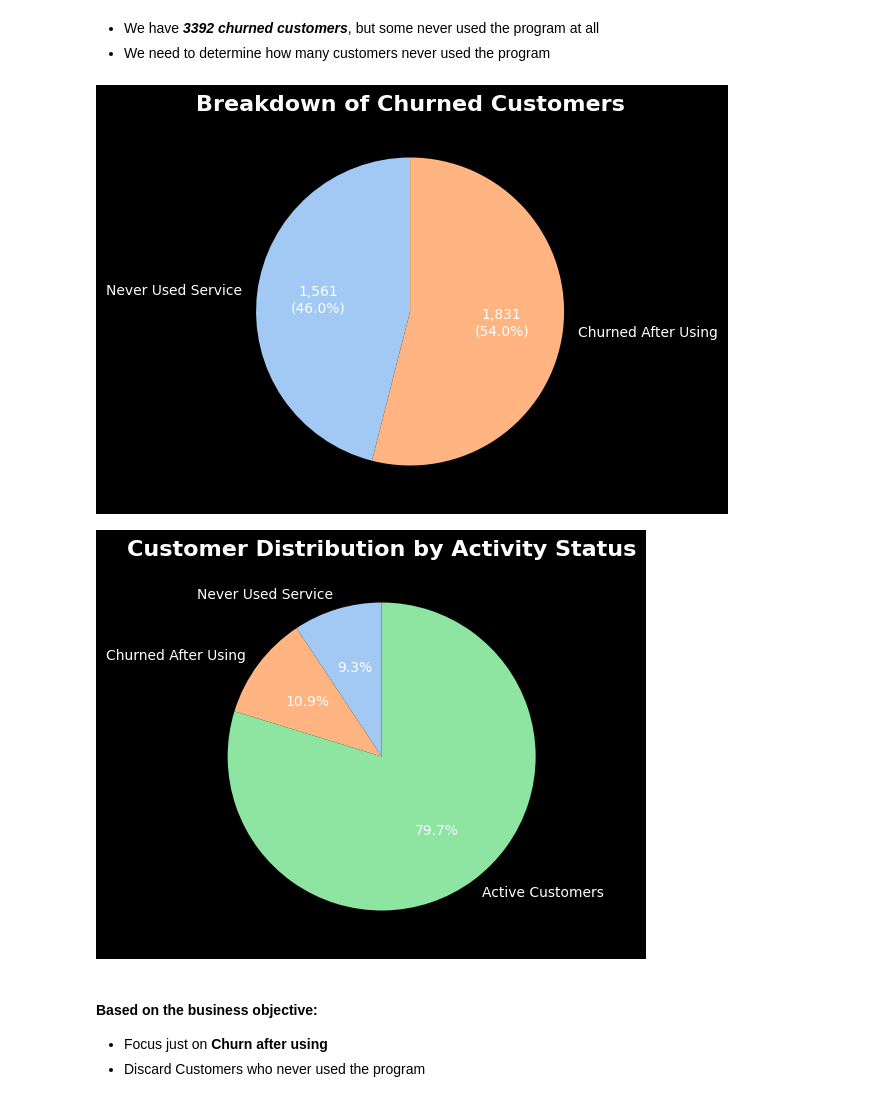
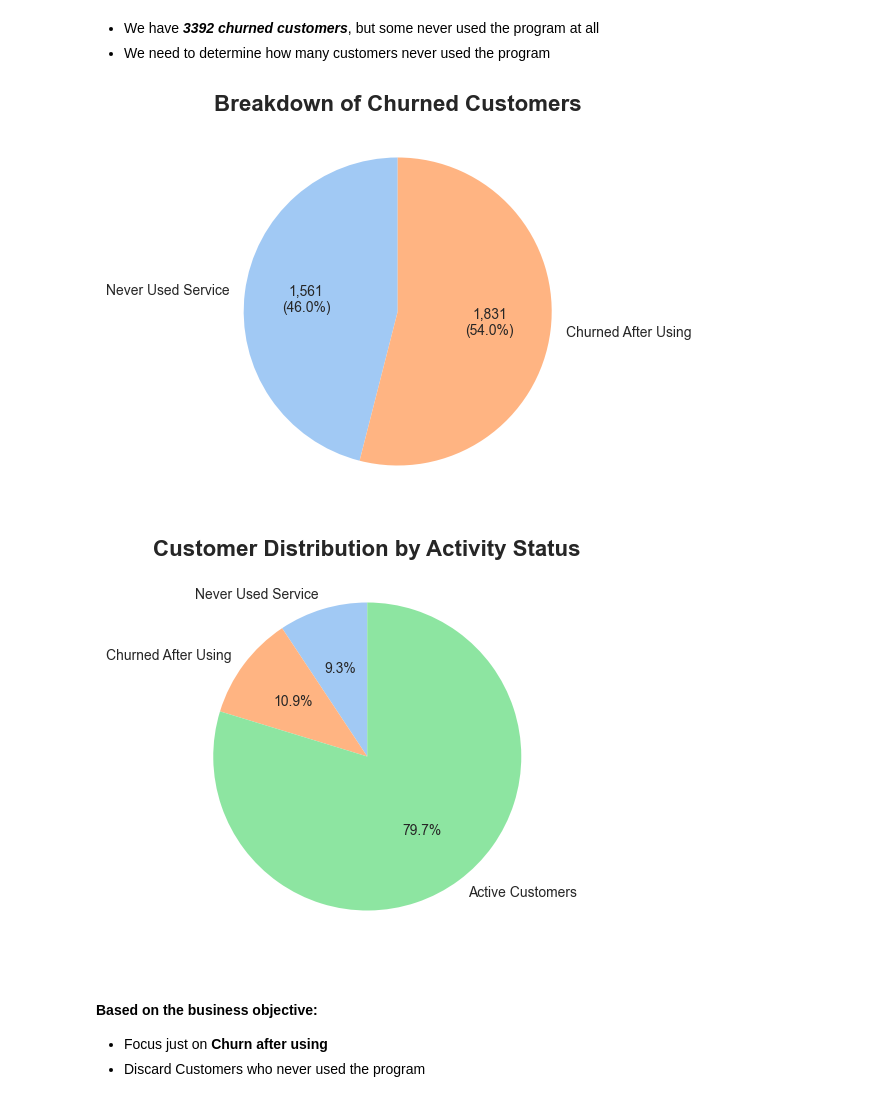
Before and after one commit to TangoDown503/customer-loyalty-analysis, a Jupyter notebook: notebooks/data_preparation.ipynb, the cells around one changed output. Drawn from its saved outputs; the diff is of its cells as text; code cells hidden in the pictures.

```diff
--- a/notebooks/data_preparation.ipynb
+++ b/notebooks/data_preparation.ipynb
@@ -152,6 +151,7 @@ Standard       | 15766 |  94.20%
 numeric_cols = loyalty.select_dtypes(include=["int64", "float64"]).columns
 
 for col in numeric_cols:
+    plt.style.use('seaborn-v0_8-whitegrid')
     plt.figure(figsize=(6,4))
     sns.histplot(loyalty[col], bins=30, kde=True)
     plt.title(f"Distribution of {col}")
@@ -210,6 +210,7 @@ customer_flight_summary.head(10)
 flight_numeric_cols = customer_flight_summary.select_dtypes(include=["int64", "float64"]).columns
 
 for col in flight_numeric_cols:
+    plt.style.use('seaborn-v0_8-whitegrid')
     plt.figure(figsize=(6,4))
     sns.histplot(customer_flight_summary[col], bins=30, kde=True)
     plt.title(f"Distribution of {col}")
@@ -267,27 +268,28 @@ Name: count, dtype: int64
 # %%
 never_used = customer_flight_summary['Most Recent Date'].isna().sum()
 total_churned = customer_flight_summary['Churn'].sum()
 churned_after_using = total_churned - never_used
 ratio = never_used / total_churned
 
 categories = ['Never Used Service', 'Churned After Using']
 counts = [never_used, churned_after_using]
+plt.style.use('seaborn-v0_8-whitegrid')
 plt.figure(figsize=(7, 5))
 plt.gca().set_facecolor('white')
 colors = sns.color_palette('pastel')[0:2]
 
 # Custom autopct function to show both count and percentage
 def make_autopct(values):
     def my_autopct(pct):
         total = sum(values)
         val = int(round(pct*total/100.0))
         return f'{val:,}\n({pct:.1f}%)'
     return my_autopct
 plt.pie(counts, labels=categories, autopct=make_autopct(counts), startangle=90, colors=colors)
 plt.title('Breakdown of Churned Customers', fontsize=16, fontweight='bold')
 plt.show()
 # %% [output]
-[figure, old version]
+[figure, new version]
 # %%
 # Calculate counts
 never_used = customer_flight_summary['Most Recent Date'].isna().sum()
@@ -298,13 +300,14 @@ active_customers = (customer_flight_summary['Churn'] == 0).sum()
 categories = ['Never Used Service', 'Churned After Using', 'Active Customers']
 counts = [never_used, churned_after_using, active_customers]
 
+plt.style.use('seaborn-v0_8-whitegrid')
 plt.figure(figsize=(7, 5))
 colors = sns.color_palette('pastel')[0:3]
 plt.pie(counts, labels=categories, autopct='%1.1f%%', startangle=90, colors=colors)
 plt.title('Customer Distribution by Activity Status', fontsize=16, fontweight='bold')
 plt.show()
 # %% [output]
-[figure, old version]
+[figure, new version]
 # %% [markdown]
 #### Based on the business objective:
 * Focus just on **Churn after using**
```
Also changed, not shown: parts of 3 cells of this notebook, 6 other files.
